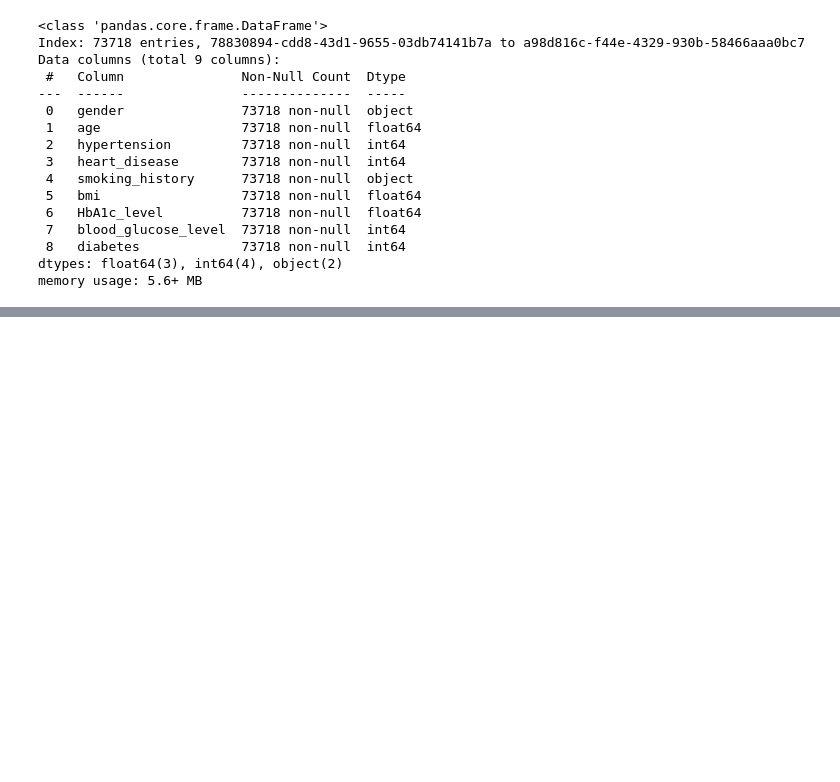
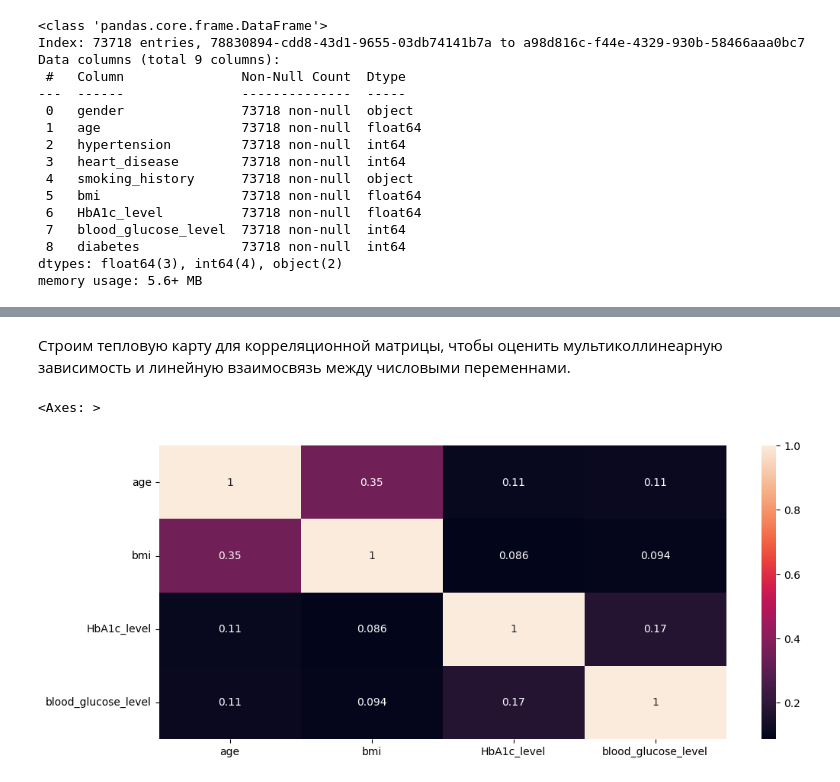
Before and after one commit to AibekDS/Diabetes-Prediction, a Jupyter notebook: main.ipynb, the cells around one changed output, grey strips where cells are left out. Saved outputs shown, nothing was run; the diff lists cells and outputs as text; code cells hidden in the pictures; blank space fills up the shorter version.

```diff
--- a/main.ipynb
+++ b/main.ipynb
@@ -86,0 +175,9 @@ memory usage: 5.6+ MB
+# %% [markdown]
+Строим тепловую карту для корреляционной матрицы, чтобы оценить мультиколлинеарную зависимость и линейную взаимосвязь между числовыми переменнами.
+# %%
+# Строим тепловую карту корреляций
+fig, _ = plt.subplots(figsize=(12, 5))
+sns.heatmap(temp_data[num_features].corr(), annot=True)
+# %% [output]
+<Axes: >
+[figure, added]
```
Also changed, not shown: parts of 17 cells of this notebook, 1 other file.
